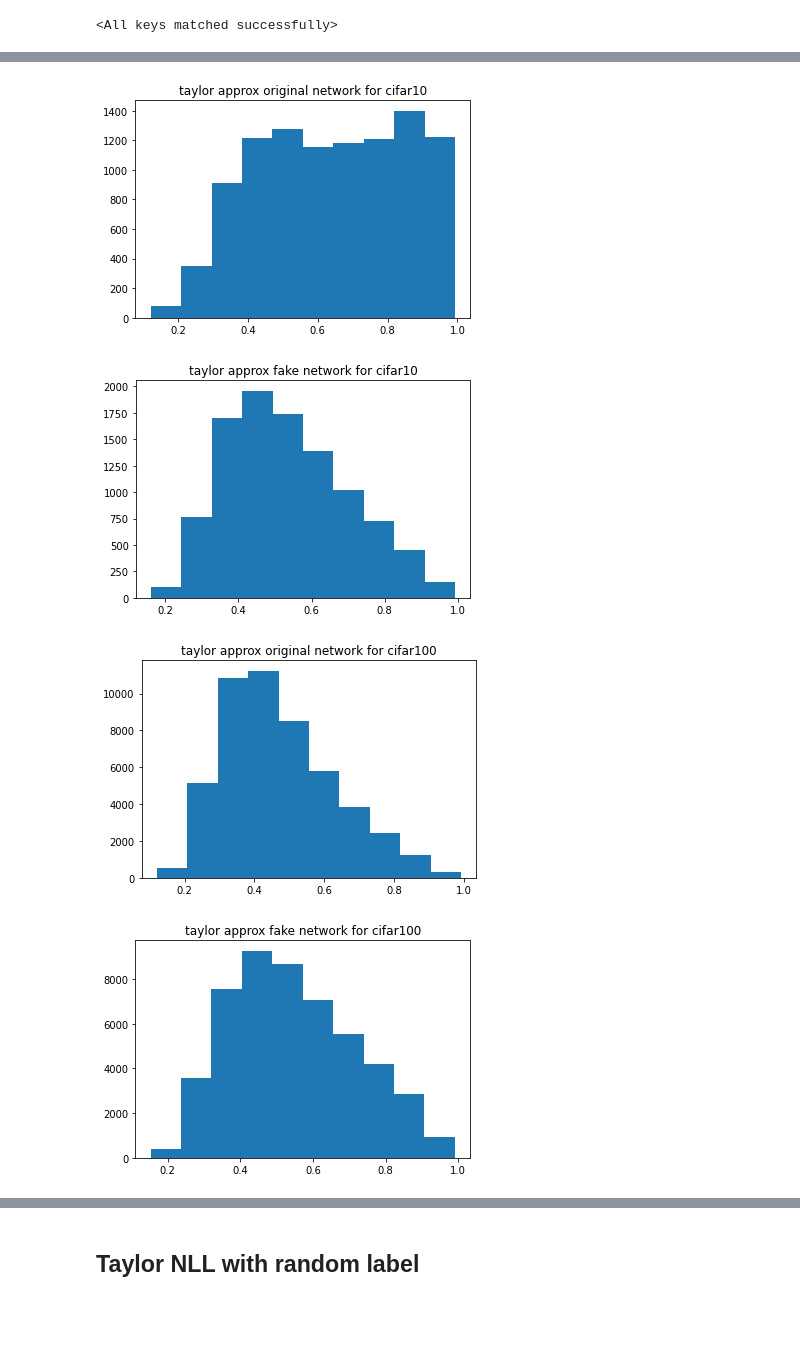
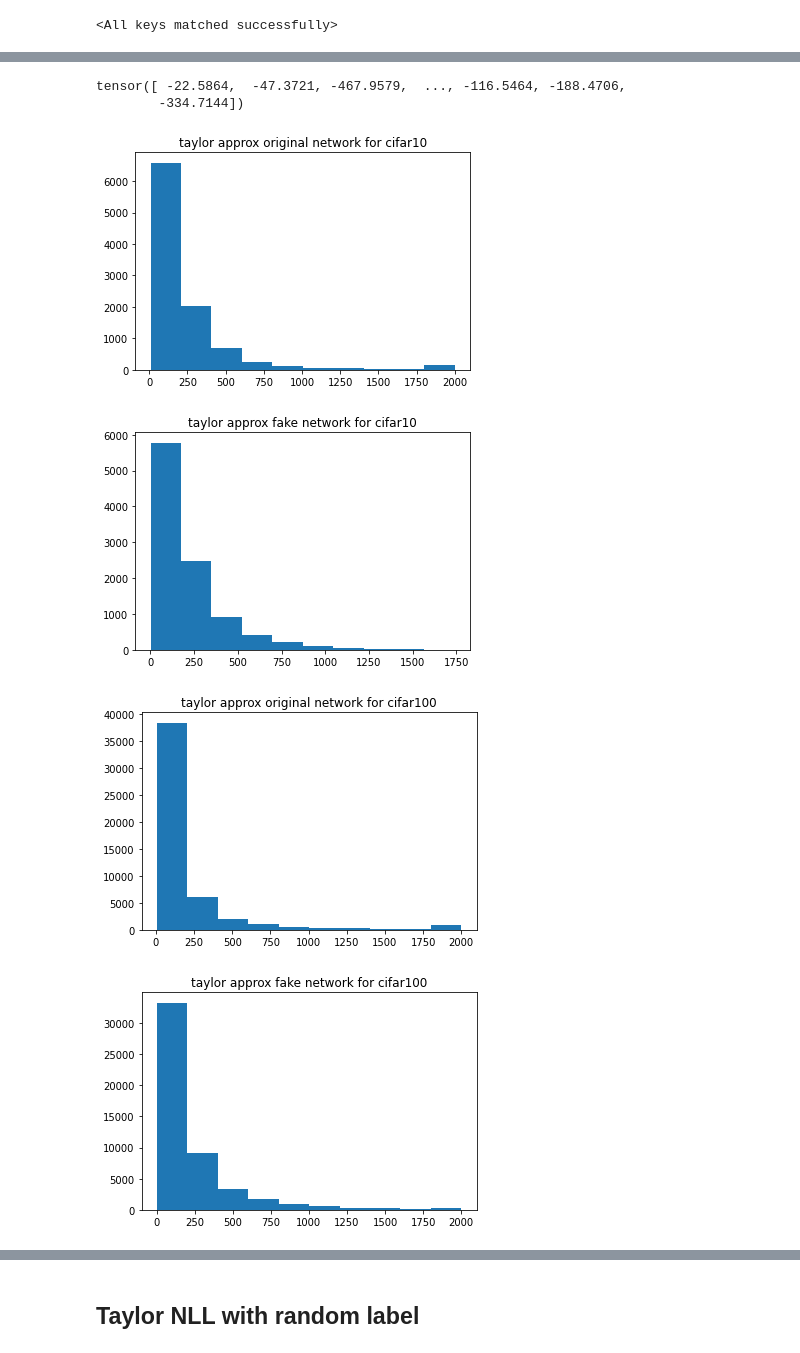
Before and after one commit to psr6275/HEDL_inference, a Jupyter notebook: codes/220222_cifar10-taylor-Copy1.ipynb, the cells around one changed output, grey strips where cells are left out. Saved outputs shown, nothing was run; the diff lists cells and outputs as text; code cells hidden in the pictures; blank space fills up the shorter version.

```diff
--- a/codes/220222_cifar10-taylor-Copy1.ipynb
+++ b/codes/220222_cifar10-taylor-Copy1.ipynb
@@ -147,10 +334,10 @@ from utils import train_swd_fakenet_NLL, make_st_loader
 # %%
-fake_swd = Net()
-optim_swd = optim.Adam(fake_swd.parameters(),lr=0.0001)
+fake_logit_swd = small_Net3()
+optim_swd = optim.Adam(fake_logit_swd .parameters(),lr=0.0001)
 # %%
-st_loader = make_st_loader(net, trainloader, device)
+st_loader = make_st_loader(net_logit, trainloader, device)
 # %%
-fake_swae, fake_logs = train_swd_fakenet_NLL(fake_swd, trainloader, st_loader, optim_swd,device, epochs=30,
-                                             loss_weights=1., test_loader = testloader,
-                                             save_dir = '../results',save_model="cifar_fake_taylor_swae.pth")
+fake_logit_swd, flogit_logs = train_swd_fakenet_CE(fake_logit_swd, trainloader, st_loader, optim_swd, device, epochs=50,
+                                                loss_weights=[-0.1,5.0],test_loader = testloader,
+                                                save_dir='../results', save_model="sr_cifar_fake_logit_HE_swd.pth")
 # %% [output]
@@ -181,15 +508,25 @@ fake_swd.load_state_dict(torch.load(os.path.join("../results","cifar_fake_taylor
+# %%
+torch.min(logits_fake,dim=1)[0]
+# %% [output]
+tensor([ -22.5864,  -47.3721, -467.9579,  ..., -116.5464, -188.4706,
+        -334.7144])
 # %%
 from utils import maxclass_hist, prediction_hist
-maxclass_hist(testloader, net, device, plt_title="taylor approx original network for cifar10")
-maxclass_hist(testloader, fake_swd, device, plt_title="taylor approx fake network for cifar10")
+maxclass_hist(testloader, net_logit, device, plt_title="taylor approx original network for cifar10",
+              clipping=True, clip_vals=[None, 2000])
+maxclass_hist(testloader, fake_logit_swd, device, plt_title="taylor approx fake network for cifar10",
+              clipping=True, clip_vals=[None, 2000])
 
-maxclass_hist(stealloader, net, device, plt_title="taylor approx original network for cifar100")
-maxclass_hist(stealloader, fake_swd, device, plt_title="taylor approx fake network for cifar100")
+maxclass_hist(stealloader, net_logit, device, plt_title="taylor approx original network for cifar100",
+              clipping=True, clip_vals=[None, 2000])
+# maxclass_hist(stealloader, net_HE, device, plt_title="taylor approx original network for cifar100")
+maxclass_hist(stealloader, fake_logit_swd, device, plt_title="taylor approx fake network for cifar100",
+              clipping=True, clip_vals=[None, 2000])
 
-maxclass_hist(outlier_loader, net, device, plt_title="taylor approx original network for tinyimagenet")
-maxclass_hist(outlier_loader, fake_swd, device, plt_title="taylor approx fake network for tinyimagenet")
+# maxclass_hist(outlier_loader, net, device, plt_title="taylor approx original network for tinyimagenet")
+# maxclass_hist(outlier_loader, fake_swd, device, plt_title="taylor approx fake network for tinyimagenet")
 # %% [output]
-[figure, old version]
+[figure, new version]
-[figure, old version]
+[figure, new version]
-[figure, old version]
+[figure, new version]
-[figure, old version]
+[figure, new version]
```
Also changed, not shown: parts of 45 cells of this notebook, 25 other files.
